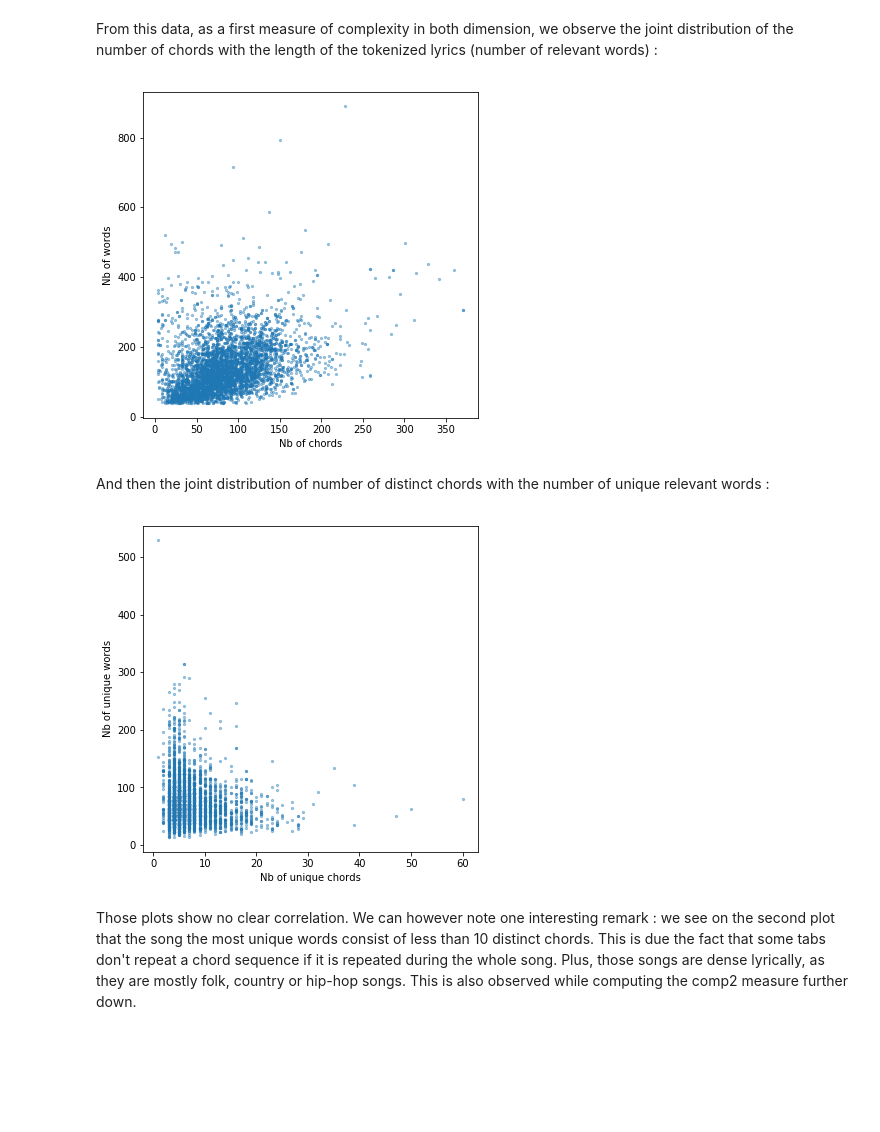
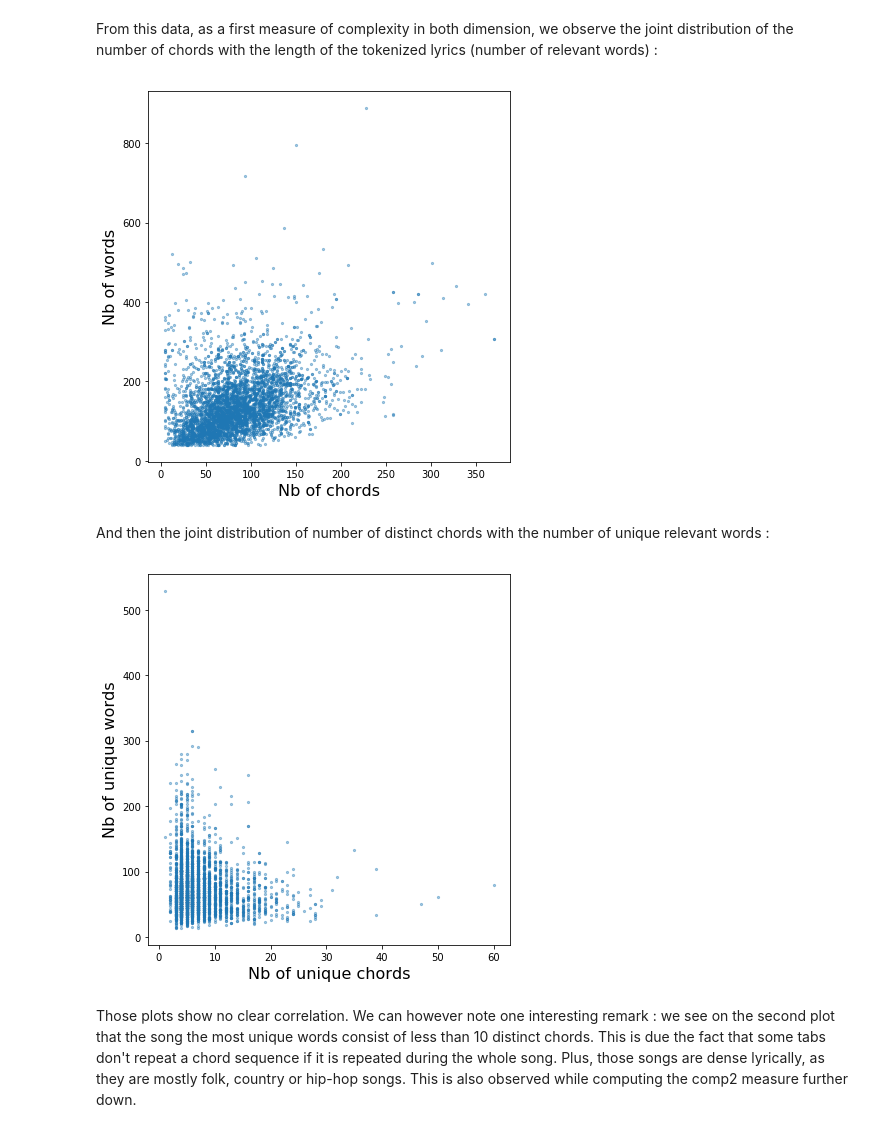
Before and after one commit to CSantiStSup/Digital_Musicology, a Jupyter notebook: Milestone 4.ipynb, the cells around one changed output. Saved outputs shown, nothing was run; the diff lists cells and outputs as text; code cells hidden in the pictures; blank space fills up the shorter version.

```diff
--- a/Milestone 4.ipynb
+++ b/Milestone 4.ipynb
@@ -32,20 +32,24 @@ df
 From this data, as a first measure of complexity in both dimension, we observe the joint distribution of the number of chords with the length of the tokenized lyrics (number of relevant words) :
 # %%
 plt.scatter(df.Chords.apply(len), df.TokenizedLyrics.apply(len), s=5, alpha=0.4)
-plt.xlabel("Nb of chords")
-plt.ylabel("Nb of words")
+plt.xlabel("Nb of chords", fontsize=16)
+plt.ylabel("Nb of words", fontsize=16)
+plt.tight_layout()
+plt.savefig("figures/nb_words_x_chords.pdf")
 plt.show()
 # %% [output]
-[figure, old version]
+[figure, new version]
 # %% [markdown]
 And then the joint distribution of number of distinct chords with the number of unique relevant words :
 # %%
 plt.scatter(df.Chords.apply(set).apply(len), df.TokenizedLyrics.apply(set).apply(len), s=5, alpha=0.4)
-plt.xlabel("Nb of unique chords")
-plt.ylabel("Nb of unique words")
+plt.xlabel("Nb of unique chords", fontsize=16)
+plt.ylabel("Nb of unique words", fontsize=16)
+plt.tight_layout()
+plt.savefig("figures/unique_words_x_chords.pdf")
 plt.show()
 # %% [output]
-[figure, old version]
+[figure, new version]
 # %% [markdown]
 Those plots show no clear correlation.
 We can however note one interesting remark : we see on the second plot that the song the most unique words consist of less than 10 distinct chords. This is due the fact that some tabs don't repeat a chord sequence if it is repeated during the whole song. Plus, those songs are dense lyrically, as they are mostly folk, country or hip-hop songs.
```
Also changed, not shown: parts of 5 cells of this notebook, 30 other files.
